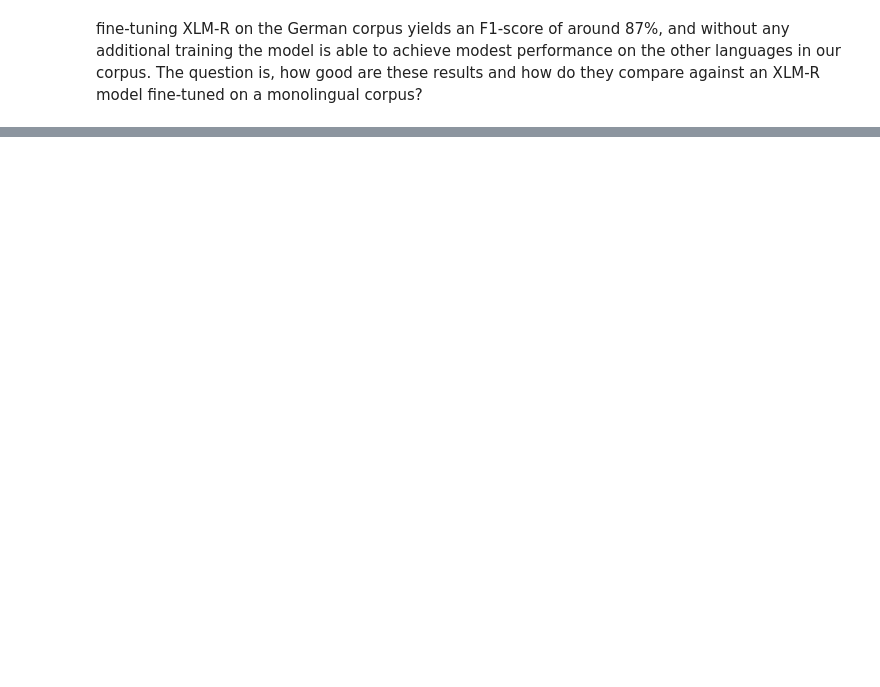
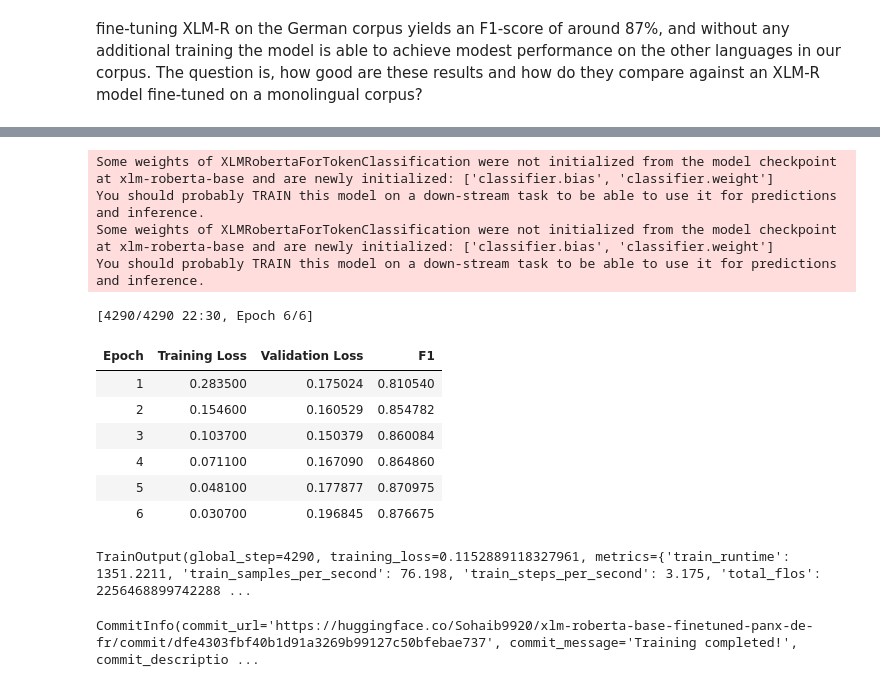
Before and after one commit to Sohaib9920/Transformer_Multilingual_NER, a Jupyter notebook: Transformer_Multilingual_Named_Entity_Recognition.ipynb, the cells around one changed output, grey strips where cells are left out. Drawn from its saved outputs; the diff is of its cells as text; code cells hidden in the pictures; blank space fills up the shorter version.

```diff
--- a/Transformer_Multilingual_Named_Entity_Recognition.ipynb
+++ b/Transformer_Multilingual_Named_Entity_Recognition.ipynb
@@ -606,0 +687,6 @@ def train_on_subset(dataset, num_samples):
+# %%
+def concatenate_splits(corpora):
+    mutlti_corpus = datasets.DatasetDict()
+    for split in corpora[0].keys():
+        mutlti_corpus[split] = datasets.concatenate_datasets([corpus[split] for corpus in corpora]).shuffle(42)
+    return mutlti_corpus
@@ -606,0 +695,25 @@ def train_on_subset(dataset, num_samples):
+# %%
+training_args.output_dir = "xlm-roberta-base-finetuned-panx-de-fr"
+trainer = Trainer(model_init=model_init, args=training_args,
+                  data_collator=data_collator, compute_metrics=compute_metrics,
+                  tokenizer=xlmr_tokenizer, train_dataset=panx_de_fr_encoded["train"],
+                  eval_dataset=panx_de_fr_encoded["validation"])
+trainer.train()
+# %% [output]
+Some weights of XLMRobertaForTokenClassification were not initialized from the model checkpoint at xlm-roberta-base and are newly initialized: ['classifier.bias', 'classifier.weight']
+You should probably TRAIN this model on a down-stream task to be able to use it for predictions and inference.
+Some weights of XLMRobertaForTokenClassification were not initialized from the model checkpoint at xlm-roberta-base and are newly initialized: ['classifier.bias', 'classifier.weight']
+You should probably TRAIN this model on a down-stream task to be able to use it for predictions and inference.
+[4290/4290 22:30, Epoch 6/6]
+| Epoch | Training Loss | Validation Loss | F1 |
+| 1 | 0.283500 | 0.175024 | 0.810540 |
+| 2 | 0.154600 | 0.160529 | 0.854782 |
+| 3 | 0.103700 | 0.150379 | 0.860084 |
+| 4 | 0.071100 | 0.167090 | 0.864860 |
+| 5 | 0.048100 | 0.177877 | 0.870975 |
+| 6 | 0.030700 | 0.196845 | 0.876675 |
+TrainOutput(global_step=4290, training_loss=0.1152889118327961, metrics={'train_runtime': 1351.2211, 'train_samples_per_second': 76.198, 'train_steps_per_second': 3.175, 'total_flos': 2256468899742288 ...
+# %%
+trainer.push_to_hub(commit_message="Training completed!")
+# %% [output]
+CommitInfo(commit_url='https://huggingface.co/Sohaib9920/xlm-roberta-base-finetuned-panx-de-fr/commit/dfe4303fbf40b1d91a3269b99127c50bfebae737', commit_message='Training completed!', commit_descriptio ...
```
Also changed, not shown: parts of 17 cells of this notebook.
